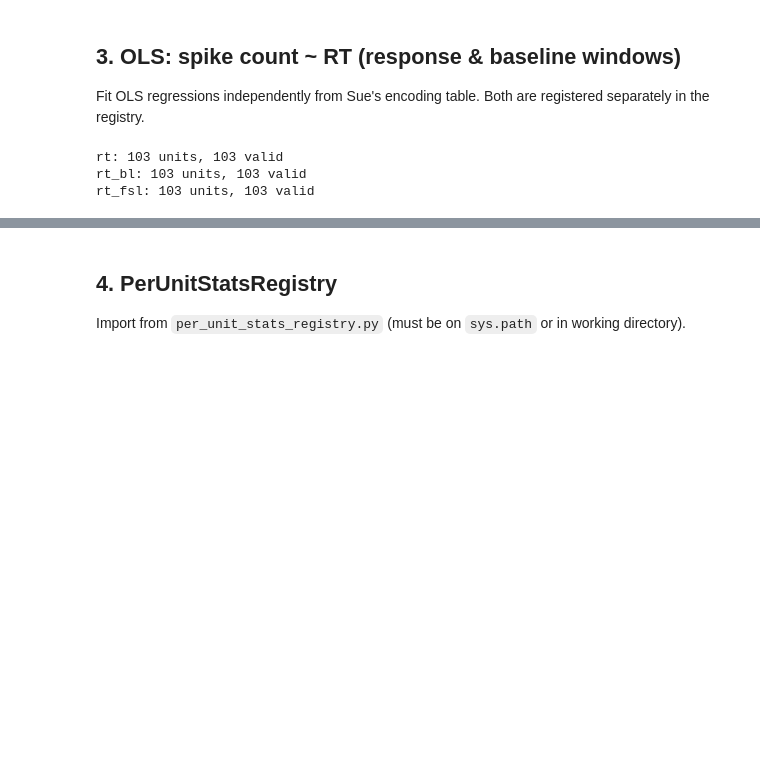
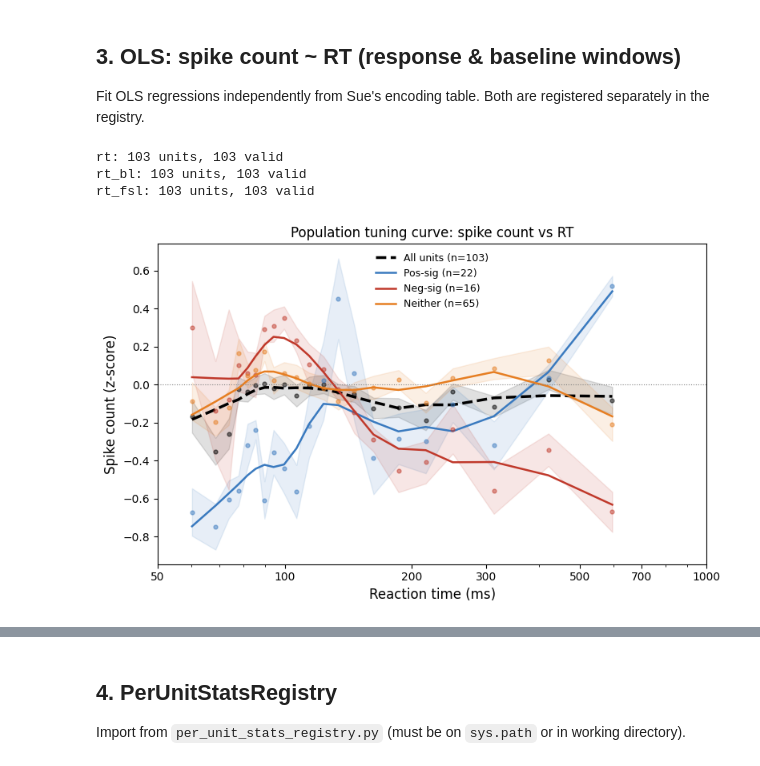
Before and after one commit to 1mattbecker/kinematics_analysis, a Jupyter notebook: code/rt_ols_registry_pipeline.ipynb, the cells around one changed output, grey strips where cells are left out. Cells and saved outputs as stored; diff of their text form; code cells hidden in the pictures; blank space fills up the shorter version.

```diff
--- a/code/rt_ols_registry_pipeline.ipynb
+++ b/code/rt_ols_registry_pipeline.ipynb
@@ -364,7 +235,7 @@ all_counts = []
 for u in units_with_spikes.itertuples(index=False):
     session = u.session
     if session not in bundle_cache:
-        bundle_cache[session] = make_session_bundle(session, cfg)
+        bundle_cache[session] = make_session_bundle(session, cfg, base_dirs=base_dirs)
     unit_counts = analyze_unit_for_session(
         pd.Series(u._asdict()), bundle_cache[session], cfg
     )
@@ -717,7 +503,7 @@ from statsmodels.nonparametric.smoothers_lowess import lowess as sm_lowess
 
 RT_MIN_CURVE = 0.05
 RT_MAX_CURVE = 1.0
-N_BINS       = 15
+N_BINS       = 21
 
 # ── 1. Prep ───────────────────────────────────────────────────────────────
 df = all_counts_df.copy()
@@ -772,33 +558,35 @@ groups = {
     "neither": (unit_bin.loc[unit_bin["group"] == "neither", bin_cols],  "#e67e22", "Neither"),
 }
 
 # ── 6. Plot ───────────────────────────────────────────────────────────────
 fig, ax = plt.subplots(figsize=(8, 5))
 x = bin_rt_center.values
 
 for key, (mat, color, label) in groups.items():
     if len(mat) == 0:
         continue
     m, s = pop_stats(mat)
     lw_fit = sm_lowess(m.values, x, frac=0.45, return_sorted=False)
     lw = 2.5 if key == "all" else 1.8
     ls = "--" if key == "all" else "-"
     ax.fill_between(x, m - s, m + s, alpha=0.12, color=color)
     ax.plot(x, m, "o", color=color, ms=3.5, alpha=0.5)
     ax.plot(x, lw_fit, ls, color=color, lw=lw, label=f"{label} (n={len(mat)})")
 
 ax.axhline(0, color="grey", lw=0.8, ls=":")
 ax.set_xscale("log")
 
 xticks = [0.05, 0.1, 0.2, 0.3, 0.5, 0.7, 1.0]
 ax.set_xticks(xticks)
 ax.set_xticklabels([f"{v*1000:.0f}" for v in xticks])
 ax.set_xlabel("Reaction time (ms)", fontsize=12)
 ax.set_ylabel("Spike count (z-score)", fontsize=12)
 ax.set_title("Population tuning curve: spike count vs RT", fontsize=12)
 ax.legend(fontsize=9, frameon=False)
 plt.tight_layout()
 plt.show()
+# %% [output]
+[figure, added]
 # %%
 
 # ── Early vs late window classification + tuning curves ───────────────────
```
Also changed, not shown: parts of 4 cells of this notebook.
